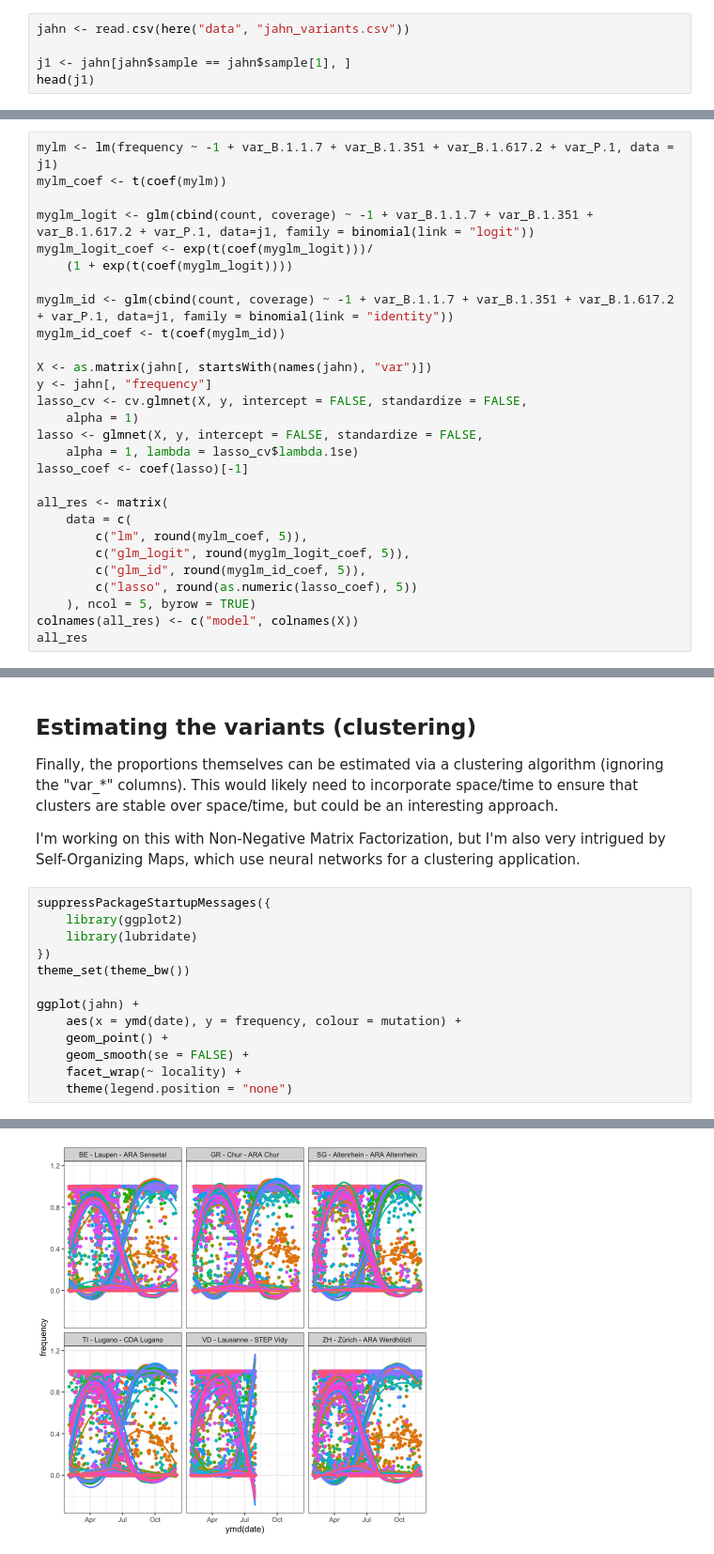
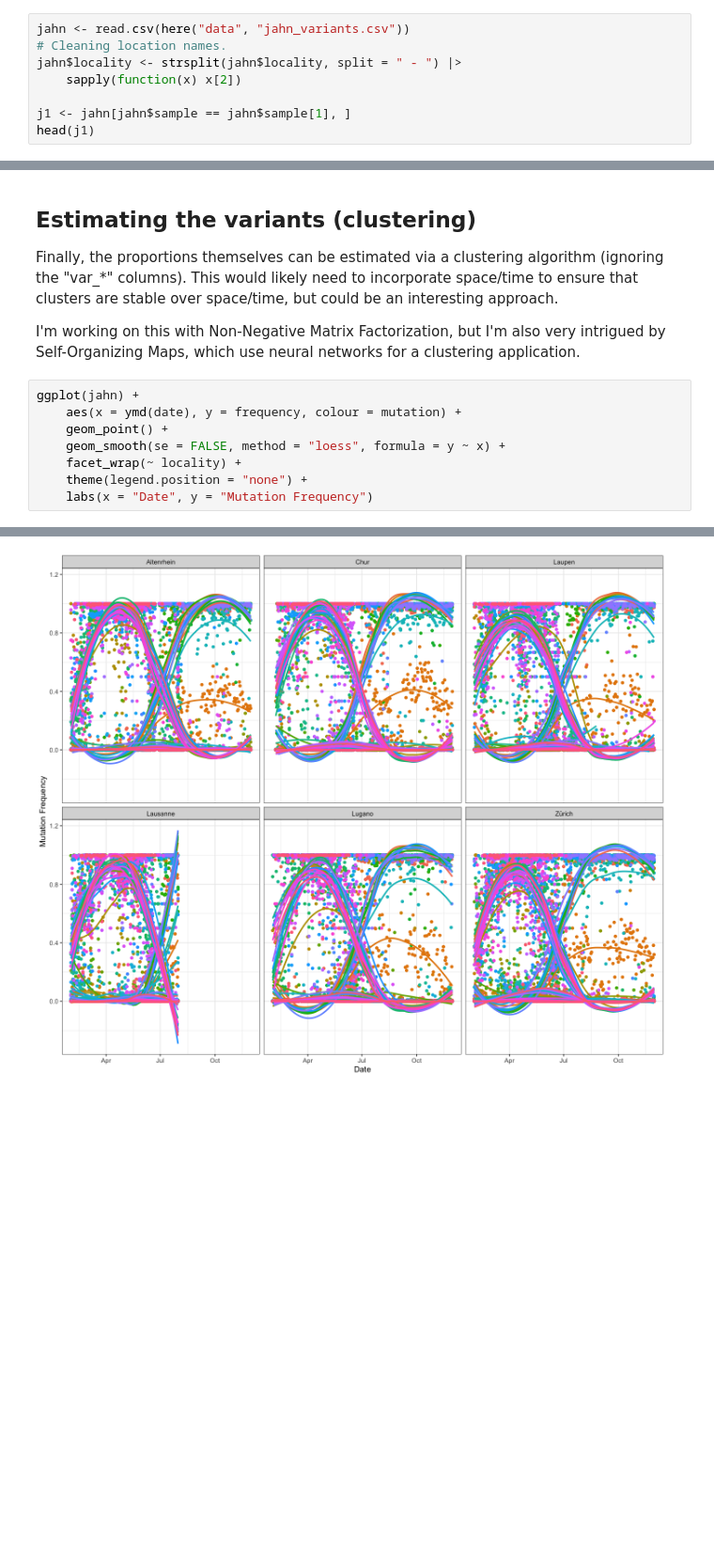
Before and after one commit to DASL-Lab/lineage-proportion-estimators, a Jupyter notebook: notebooks/basic_modelling.ipynb, the cells around one changed output, grey strips where cells are left out. Shown at 94% size. Cells and saved outputs as stored; diff of their text form; blank space fills up the shorter version.

```diff
--- a/notebooks/basic_modelling.ipynb
+++ b/notebooks/basic_modelling.ipynb
@@ -19,6 +23,9 @@ In the following cell, I import data that I've pre-processed elsewhere (contact
 - `j1` is a single wastewater sample.
 # %%
 jahn <- read.csv(here("data", "jahn_variants.csv"))
+# Cleaning location names.
+jahn$locality <- strsplit(jahn$locality, split = " - ") |>
+    sapply(function(x) x[2])
 
 j1 <- jahn[jahn$sample == jahn$sample[1], ]
 head(j1)
@@ -49,31 +56,3 @@ The remaing variables determine whether a mutation is present in a given variant
 # Fitting a model
 
 A basic linear model for `frequency` (with no intercept term) will output coefficients that represent the proportions of each variant.
-# %%
-mylm <- lm(frequency ~ -1 + var_B.1.1.7 + var_B.1.351 + var_B.1.617.2 + var_P.1, data = j1)
-mylm_coef <- t(coef(mylm))
-
-myglm_logit <- glm(cbind(count, coverage) ~ -1 + var_B.1.1.7 + var_B.1.351 + var_B.1.617.2 + var_P.1, data=j1, family = binomial(link = "logit"))
-myglm_logit_coef <- exp(t(coef(myglm_logit)))/
-    (1 + exp(t(coef(myglm_logit))))
-
-myglm_id <- glm(cbind(count, coverage) ~ -1 + var_B.1.1.7 + var_B.1.351 + var_B.1.617.2 + var_P.1, data=j1, family = binomial(link = "identity"))
-myglm_id_coef <- t(coef(myglm_id))
-
-X <- as.matrix(jahn[, startsWith(names(jahn), "var")])
-y <- jahn[, "frequency"]
-lasso_cv <- cv.glmnet(X, y, intercept = FALSE, standardize = FALSE,
-    alpha = 1)
-lasso <- glmnet(X, y, intercept = FALSE, standardize = FALSE,
-    alpha = 1, lambda = lasso_cv$lambda.1se)
-lasso_coef <- coef(lasso)[-1]
-
-all_res <- matrix(
-    data = c(
-        c("lm", round(mylm_coef, 5)),
-        c("glm_logit", round(myglm_logit_coef, 5)),
-        c("glm_id", round(myglm_id_coef, 5)),
-        c("lasso", round(as.numeric(lasso_coef), 5))
-    ), ncol = 5, byrow = TRUE)
-colnames(all_res) <- c("model", colnames(X))
-all_res
@@ -136,16 +248,11 @@ Finally, the proportions themselves can be estimated via a clustering algorithm
 
 I'm working on this with Non-Negative Matrix Factorization, but I'm also very intrigued by Self-Organizing Maps, which use neural networks for a clustering application.
 # %%
-suppressPackageStartupMessages({
-    library(ggplot2)
-    library(lubridate)
-})
-theme_set(theme_bw())
-
 ggplot(jahn) +
     aes(x = ymd(date), y = frequency, colour = mutation) +
     geom_point() +
-    geom_smooth(se = FALSE) +
+    geom_smooth(se = FALSE, method = "loess", formula = y ~ x) +
     facet_wrap(~ locality) +
-    theme(legend.position = "none")
+    theme(legend.position = "none") +
+    labs(x = "Date", y = "Mutation Frequency")
 # %% [output]
@@ -153 +259 @@ ggplot(jahn) +
-[figure, old version]
+[figure, new version]
```
Also changed, not shown: parts of 12 cells of this notebook.
